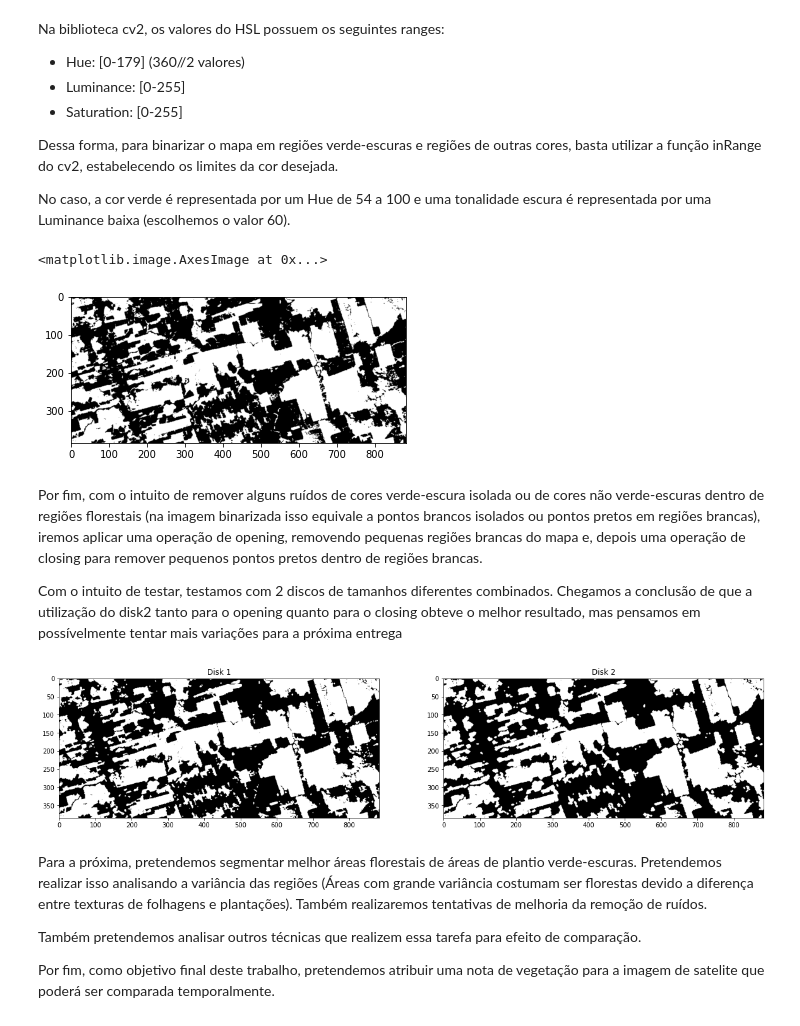
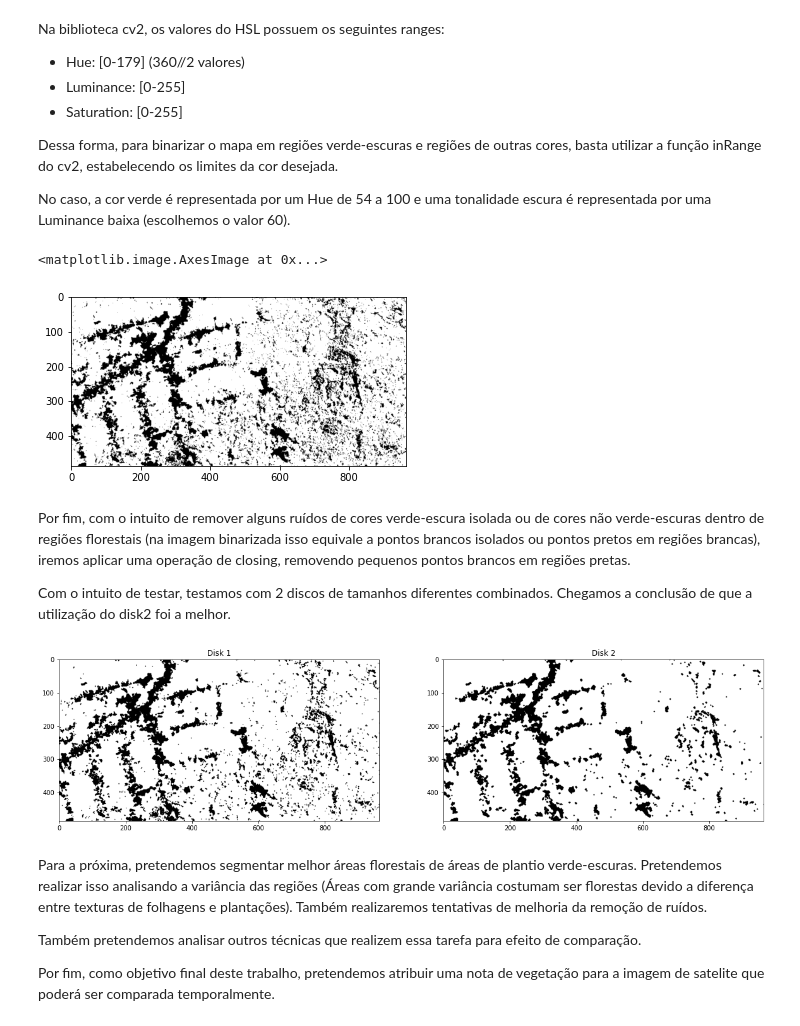
Before and after one commit to LuisF3/satellite-deforestation-monitor, a Jupyter notebook: Reconhecimento_de_áreas_florestais.ipynb, the cells around one changed output. Drawn from its saved outputs; the diff is of its cells as text; code cells hidden in the pictures.

```diff
--- a/Reconhecimento_de_áreas_florestais.ipynb
+++ b/Reconhecimento_de_áreas_florestais.ipynb
@@ -30,7 +29,7 @@ from skimage.measure import label
 # %% [markdown]
 Leitura da imagem de input. Observe que a biblioteca cv2 realiza a leitura da imagem no modelo BGR. Para evitar confusões, estamos convertendo as imagens para RGB após a leitura
 # %%
-img_path = 'Desmatamento_After_1.png'
+img_path = 'input2.png'
 
 img = cv2.imread(img_path)
 img = cv2.cvtColor(img, cv2.COLOR_BGR2RGB)
@@ -72,15 +71,14 @@ GREEN_MIN = np.array([54, 0, 0],np.uint8) # 0-360 110-200 0-179 54-100
 GREEN_MAX = np.array([100, 60, 255],np.uint8)
 
 green_img = cv2.inRange(hls_img, GREEN_MIN, GREEN_MAX)
-# cv2.imwrite('output.png', green_img)
 plt.imshow(green_img, cmap='gray')
 # %% [output]
 <matplotlib.image.AxesImage at 0x...>
-[figure, old version]
+[figure, new version]
 # %% [markdown]
-Por fim, com o intuito de remover alguns ruídos de cores verde-escura isolada ou de cores não verde-escuras dentro de regiões florestais (na imagem binarizada isso equivale a pontos brancos isolados ou pontos pretos em regiões brancas), iremos aplicar uma operação de opening, removendo pequenas regiões brancas do mapa e, depois uma operação de closing para remover pequenos pontos pretos dentro de regiões brancas.
+Por fim, com o intuito de remover alguns ruídos de cores verde-escura isolada ou de cores não verde-escuras dentro de regiões florestais (na imagem binarizada isso equivale a pontos brancos isolados ou pontos pretos em regiões brancas), iremos aplicar uma operação de closing, removendo pequenos pontos brancos em regiões pretas.
 
-Com o intuito de testar, testamos com 2 discos de tamanhos diferentes combinados. Chegamos a conclusão de que a utilização do disk2 tanto para o opening quanto para o closing obteve o melhor resultado, mas pensamos em possívelmente tentar mais variações para a próxima entrega
+Com o intuito de testar, testamos com 2 discos de tamanhos diferentes combinados. Chegamos a conclusão de que a utilização do disk2 foi a melhor.
 # %%
 def display_comparison(imgs, names):
     fig, axs = plt.subplots(1, len(names), figsize=(20, 6))
@@ -91,33 +89,33 @@ def display_comparison(imgs, names):
 # %%
 disk1 = np.array([
     [0, 1, 0],
     [1, 1, 1],
     [0, 1, 0]
 ], np.uint8)
 
 disk2 = np.array([
     [0, 0, 1, 0, 0],
     [0, 1, 1, 1, 0],
     [1, 1, 1, 1, 1],
     [0, 1, 1, 1, 0],
     [0, 0, 1, 0, 0]
 ], np.uint8)
 
 disk1_img = green_img.copy()
 disk2_img = green_img.copy()
 
-eroded_img1 = cv2.erode(disk1_img, disk1)
-dilated_img1 = cv2.dilate(eroded_img1, disk1)
-disk1_img = dilated_img1
+dilated_img1 = cv2.dilate(disk1_img, disk1)
+eroded_img1 = cv2.erode(dilated_img1, disk1)
+disk1_img = eroded_img1
 
-eroded_img2 = cv2.erode(disk2_img, disk2)
-dilated_img2 = cv2.dilate(eroded_img2, disk2)
-disk2_img = dilated_img2
+dilated_img2 = cv2.dilate(disk2_img, disk2)
+eroded_img2 = cv2.erode(dilated_img2, disk2)
+disk2_img = eroded_img2
 
 imgs = {'Disk 1': disk1_img, 'Disk 2': disk2_img}
 display_comparison(imgs, ['Disk 1', 'Disk 2'])
 # %% [output]
-[figure, old version]
+[figure, new version]
 # %% [markdown]
 Para a próxima, pretendemos segmentar melhor áreas florestais de áreas de plantio verde-escuras. Pretendemos realizar isso analisando a variância das regiões (Áreas com grande variância costumam ser florestas devido a diferença entre texturas de folhagens e plantações). Também realizaremos tentativas de melhoria da remoção de ruídos.
 
```
Also changed, not shown: parts of 15 cells of this notebook, 1 other file.
